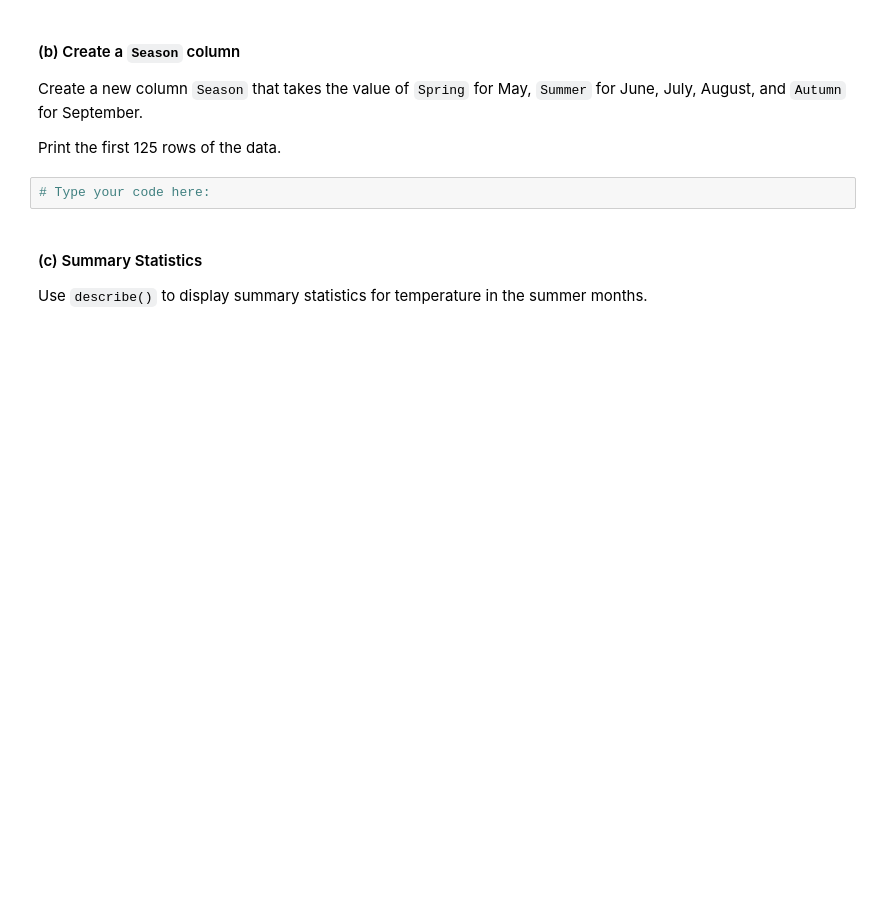
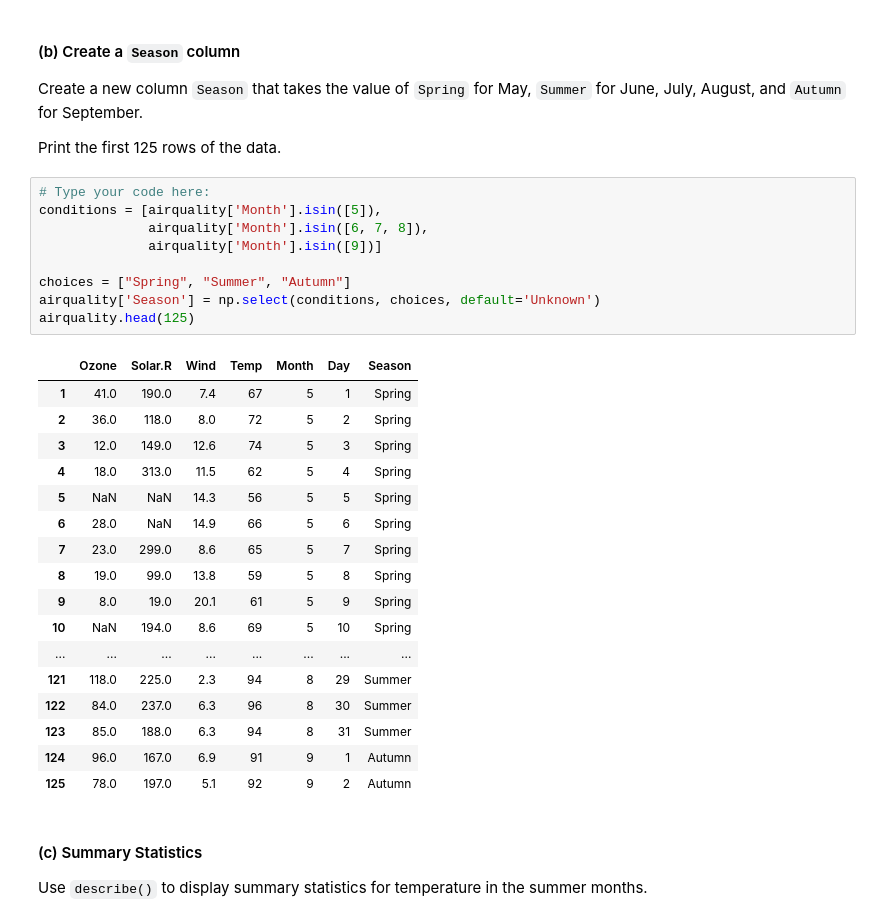
Before and after one commit to chrisnjw/dss5201_revision, a Jupyter notebook: notebooks/week03_lecture.ipynb, the cells around one changed output. Saved outputs shown, nothing was run; the diff lists cells and outputs as text; blank space fills up the shorter version.

```diff
--- a/notebooks/week03_lecture.ipynb
+++ b/notebooks/week03_lecture.ipynb
@@ -53,6 +76,31 @@ Create a new column `Season` that takes the value of `Spring` for May, `Summer`
 Print the first 125 rows of the data.
 # %%
 # Type your code here:
+conditions = [airquality['Month'].isin([5]),
+              airquality['Month'].isin([6, 7, 8]),
+              airquality['Month'].isin([9])]
+
+choices = ["Spring", "Summer", "Autumn"]
+airquality['Season'] = np.select(conditions, choices, default='Unknown')
+airquality.head(125)
+# %% [output]
+|  | Ozone | Solar.R | Wind | Temp | Month | Day | Season |
+| 1 | 41.0 | 190.0 | 7.4 | 67 | 5 | 1 | Spring |
+| 2 | 36.0 | 118.0 | 8.0 | 72 | 5 | 2 | Spring |
+| 3 | 12.0 | 149.0 | 12.6 | 74 | 5 | 3 | Spring |
+| 4 | 18.0 | 313.0 | 11.5 | 62 | 5 | 4 | Spring |
+| 5 | NaN | NaN | 14.3 | 56 | 5 | 5 | Spring |
+| 6 | 28.0 | NaN | 14.9 | 66 | 5 | 6 | Spring |
+| 7 | 23.0 | 299.0 | 8.6 | 65 | 5 | 7 | Spring |
+| 8 | 19.0 | 99.0 | 13.8 | 59 | 5 | 8 | Spring |
+| 9 | 8.0 | 19.0 | 20.1 | 61 | 5 | 9 | Spring |
+| 10 | NaN | 194.0 | 8.6 | 69 | 5 | 10 | Spring |
+| ... | ... | ... | ... | ... | ... | ... | ... |
+| 121 | 118.0 | 225.0 | 2.3 | 94 | 8 | 29 | Summer |
+| 122 | 84.0 | 237.0 | 6.3 | 96 | 8 | 30 | Summer |
+| 123 | 85.0 | 188.0 | 6.3 | 94 | 8 | 31 | Summer |
+| 124 | 96.0 | 167.0 | 6.9 | 91 | 9 | 1 | Autumn |
+| 125 | 78.0 | 197.0 | 5.1 | 92 | 9 | 2 | Autumn |
 # %% [markdown]
 #### (c) Summary Statistics
 Use `describe()` to display summary statistics for temperature in the summer months.
```
Also changed, not shown: parts of 8 cells of this notebook.
